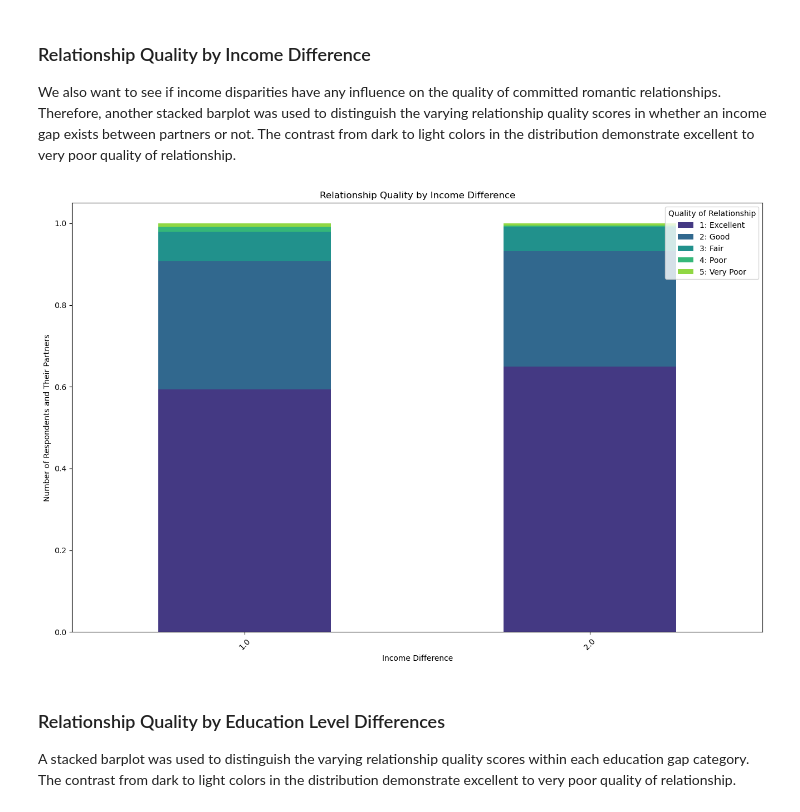
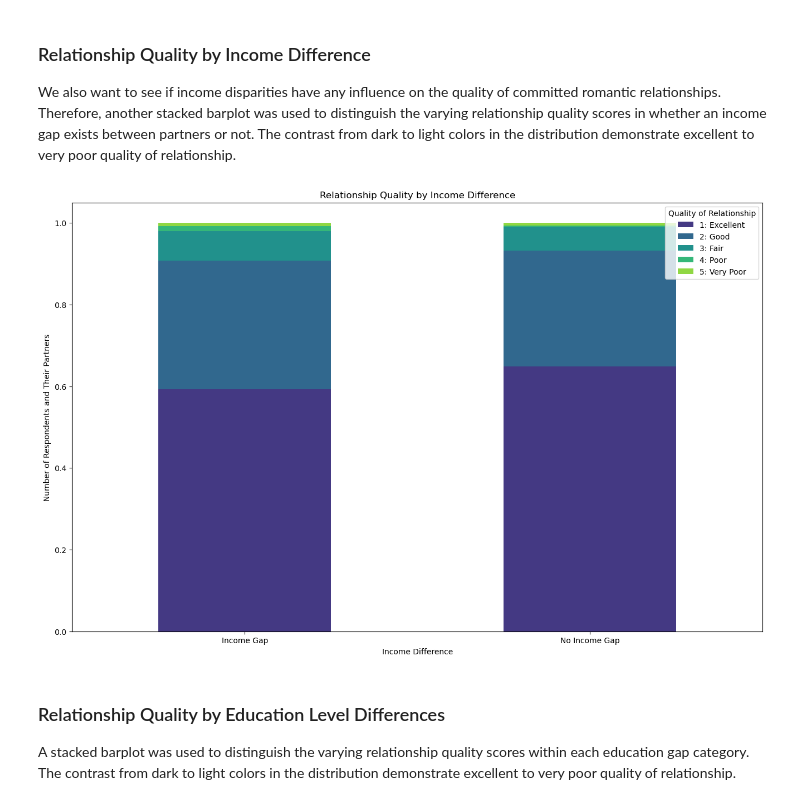
Before and after one commit to jammyegg/COGS-108-Final-Project, a Jupyter notebook: FinalProject_Group153-FA24.ipynb, the cells around one changed output. Drawn from its saved outputs; the diff is of its cells as text; code cells hidden in the pictures.

```diff
--- a/FinalProject_Group153-FA24.ipynb
+++ b/FinalProject_Group153-FA24.ipynb
@@ -345,22 +345,22 @@ We also want to see if income disparities have any influence on the quality of c
 # %%
 # Plot household income categories vs relationship quality
 df2 = subset_df.groupby(['Quality of Relationship','Who Earned More'], observed=True)['Quality of Relationship'].count().unstack('Who Earned More').fillna(0)
 sub_df2 = np.transpose(df2.div(df2.sum()))
 
 ax = sub_df2.plot(kind='bar', stacked=True, rot=0, color=sns.color_palette("viridis", 5))
 plt.title('Relationship Quality by Income Difference')
 plt.legend(title='Quality of Relationship',
            labels=['1: Excellent',
                   '2: Good',
                   '3: Fair',
                   '4: Poor',
                   '5: Very Poor'],
            loc='upper right')
 plt.xlabel('Income Difference')
 plt.ylabel('Number of Respondents and Their Partners')
-plt.xticks(rotation=45);
+ax.set_xticklabels(('Income Gap', 'No Income Gap'));
 # %% [output]
-[figure, old version]
+[figure, new version]
 # %% [markdown]
 ### Relationship Quality by Education Level Differences
 
```
